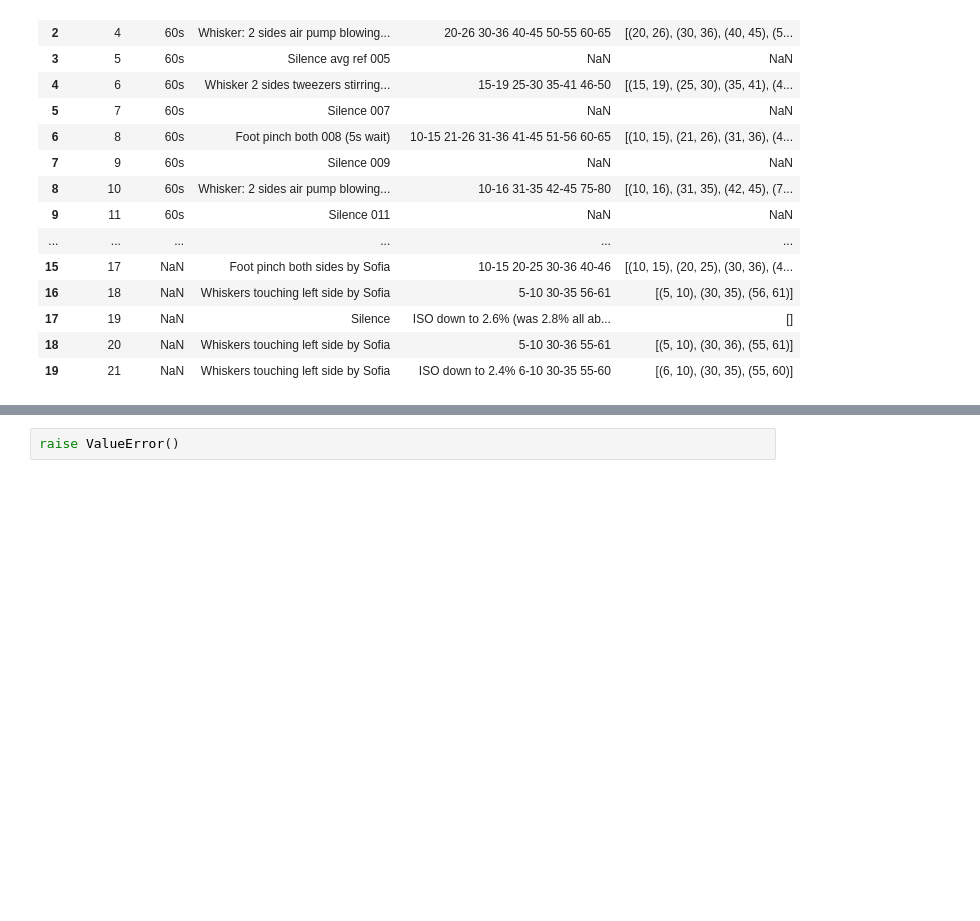
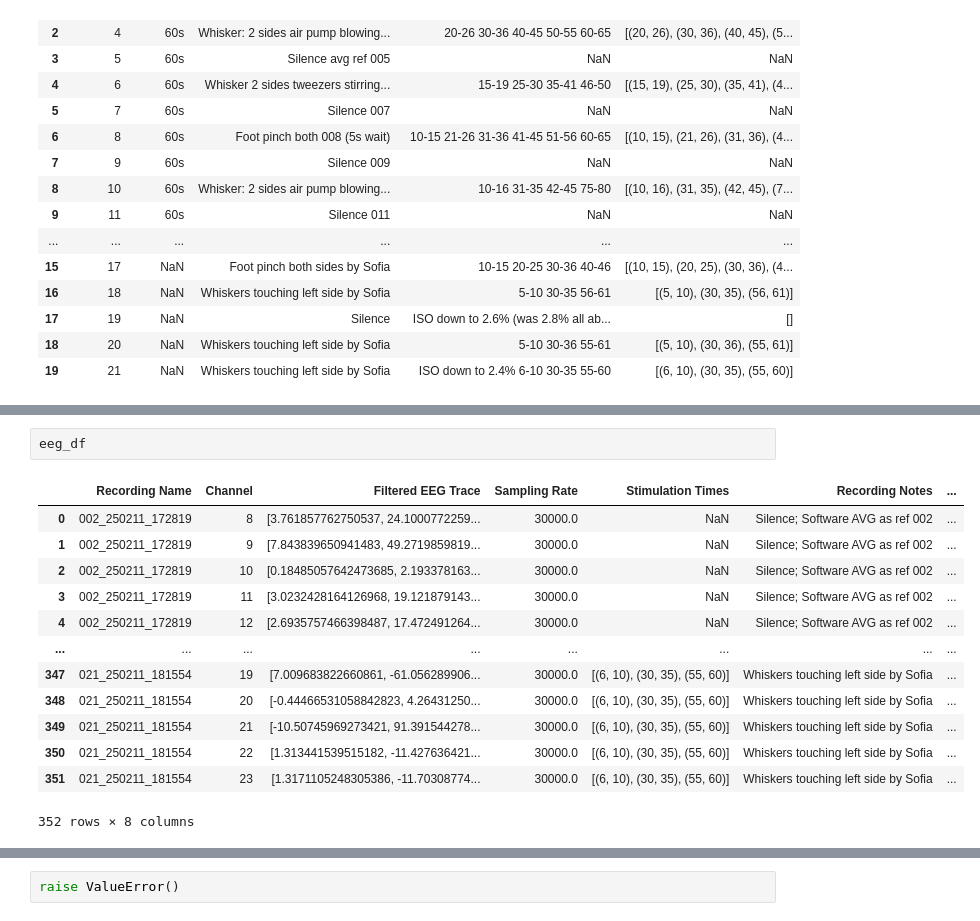
Before and after one commit to ryoiwata/NIT_Lab, a Jupyter notebook: results/2025_02_17_ita_processing/PreprocessRHD.ipynb, the cells around one changed output, grey strips where cells are left out. Drawn from its saved outputs; the diff is of its cells as text; blank space fills up the shorter version.

```diff
--- a/results/2025_02_17_ita_processing/PreprocessRHD.ipynb
+++ b/results/2025_02_17_ita_processing/PreprocessRHD.ipynb
@@ -233,0 +553,16 @@ from mne.time_frequency import tfr_array_morlet
+# %%
+eeg_df
+# %% [output]
+|  | Recording Name | Channel | Filtered EEG Trace | Sampling Rate | Stimulation Times | Recording Notes | ... |
+| 0 | 002_250211_172819 | 8 | [3.761857762750537, 24.1000772259... | 30000.0 | NaN | Silence; Software AVG as ref 002 | ... |
+| 1 | 002_250211_172819 | 9 | [7.843839650941483, 49.2719859819... | 30000.0 | NaN | Silence; Software AVG as ref 002 | ... |
+| 2 | 002_250211_172819 | 10 | [0.18485057642473685, 2.193378163... | 30000.0 | NaN | Silence; Software AVG as ref 002 | ... |
+| 3 | 002_250211_172819 | 11 | [3.0232428164126968, 19.121879143... | 30000.0 | NaN | Silence; Software AVG as ref 002 | ... |
+| 4 | 002_250211_172819 | 12 | [2.6935757466398487, 17.472491264... | 30000.0 | NaN | Silence; Software AVG as ref 002 | ... |
+| ... | ... | ... | ... | ... | ... | ... | ... |
+| 347 | 021_250211_181554 | 19 | [7.009683822660861, -61.056289906... | 30000.0 | [(6, 10), (30, 35), (55, 60)] | Whiskers touching left side by Sofia | ... |
+| 348 | 021_250211_181554 | 20 | [-0.44466531058842823, 4.26431250... | 30000.0 | [(6, 10), (30, 35), (55, 60)] | Whiskers touching left side by Sofia | ... |
+| 349 | 021_250211_181554 | 21 | [-10.50745969273421, 91.391544278... | 30000.0 | [(6, 10), (30, 35), (55, 60)] | Whiskers touching left side by Sofia | ... |
+| 350 | 021_250211_181554 | 22 | [1.313441539515182, -11.427636421... | 30000.0 | [(6, 10), (30, 35), (55, 60)] | Whiskers touching left side by Sofia | ... |
+| 351 | 021_250211_181554 | 23 | [1.3171105248305386, -11.70308774... | 30000.0 | [(6, 10), (30, 35), (55, 60)] | Whiskers touching left side by Sofia | ... |
+352 rows × 8 columns
```
Also changed, not shown: parts of 24 cells of this notebook, 1 other file.
